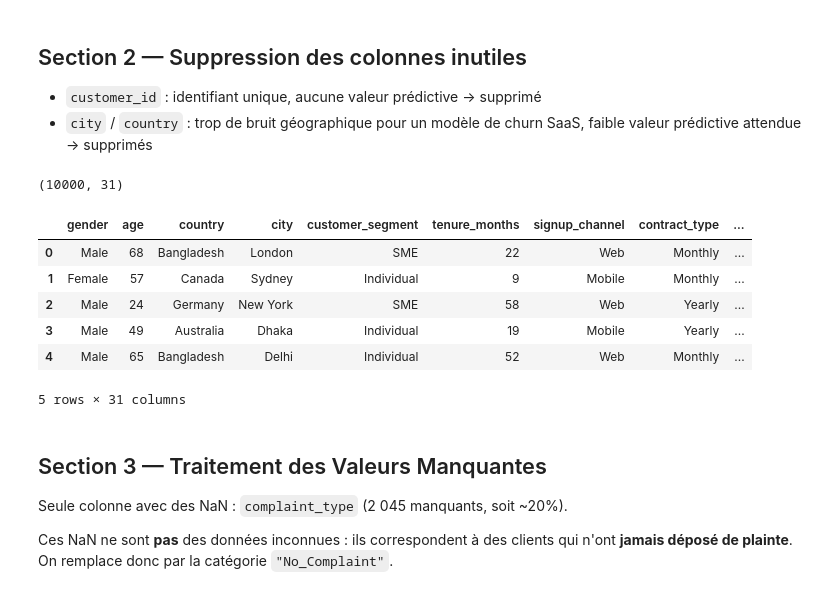
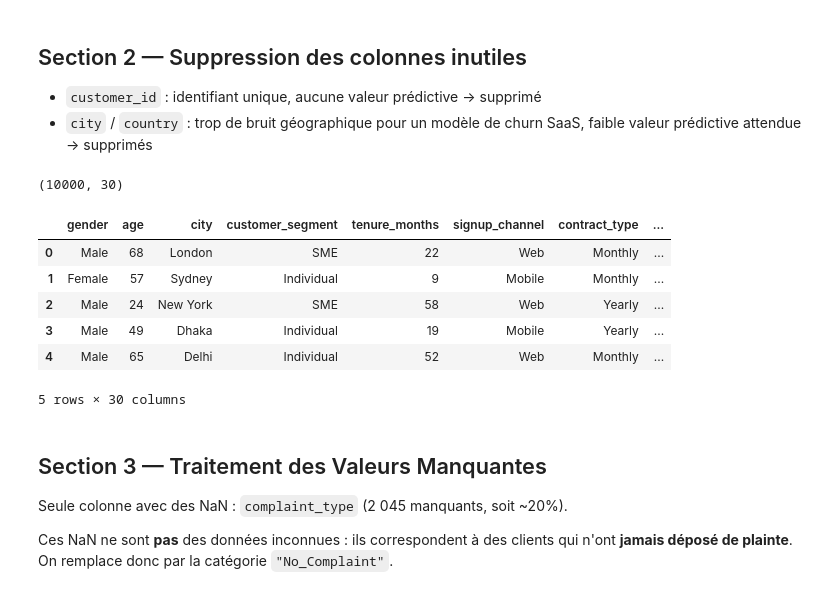
Before and after one commit to anthonybnl/soutenance_m1_data_science, a Jupyter notebook: notebooks/02_Preprocess.ipynb, the cells around one changed output. Saved outputs shown, nothing was run; the diff lists cells and outputs as text; code cells hidden in the pictures.

```diff
--- a/notebooks/02_Preprocess.ipynb
+++ b/notebooks/02_Preprocess.ipynb
@@ -95,21 +95,21 @@ Name: proportion, dtype: float64
 - `city` / `country` : trop de bruit géographique pour un modèle de churn SaaS,
   faible valeur prédictive attendue → supprimés
 # %%
-cols_to_drop = ['customer_id']
+cols_to_drop = ['customer_id', 'country']
 
 df = df.drop(columns=cols_to_drop)
 
 print(df.shape)
 df.head()
 # %% [output]
-(10000, 31)
+(10000, 30)
-|  | gender | age | country | city | customer_segment | tenure_months | signup_channel | contract_type | ... |
-| 0 | Male | 68 | Bangladesh | London | SME | 22 | Web | Monthly | ... |
-| 1 | Female | 57 | Canada | Sydney | Individual | 9 | Mobile | Monthly | ... |
-| 2 | Male | 24 | Germany | New York | SME | 58 | Web | Yearly | ... |
-| 3 | Male | 49 | Australia | Dhaka | Individual | 19 | Mobile | Yearly | ... |
-| 4 | Male | 65 | Bangladesh | Delhi | Individual | 52 | Web | Monthly | ... |
+|  | gender | age | city | customer_segment | tenure_months | signup_channel | contract_type | ... |
+| 0 | Male | 68 | London | SME | 22 | Web | Monthly | ... |
+| 1 | Female | 57 | Sydney | Individual | 9 | Mobile | Monthly | ... |
+| 2 | Male | 24 | New York | SME | 58 | Web | Yearly | ... |
+| 3 | Male | 49 | Dhaka | Individual | 19 | Mobile | Yearly | ... |
+| 4 | Male | 65 | Delhi | Individual | 52 | Web | Monthly | ... |
-5 rows × 31 columns
+5 rows × 30 columns
 # %% [markdown]
 ## Section 3 — Traitement des Valeurs Manquantes
 
```
Also changed, not shown: parts of 9 cells of this notebook, 8 other files.
